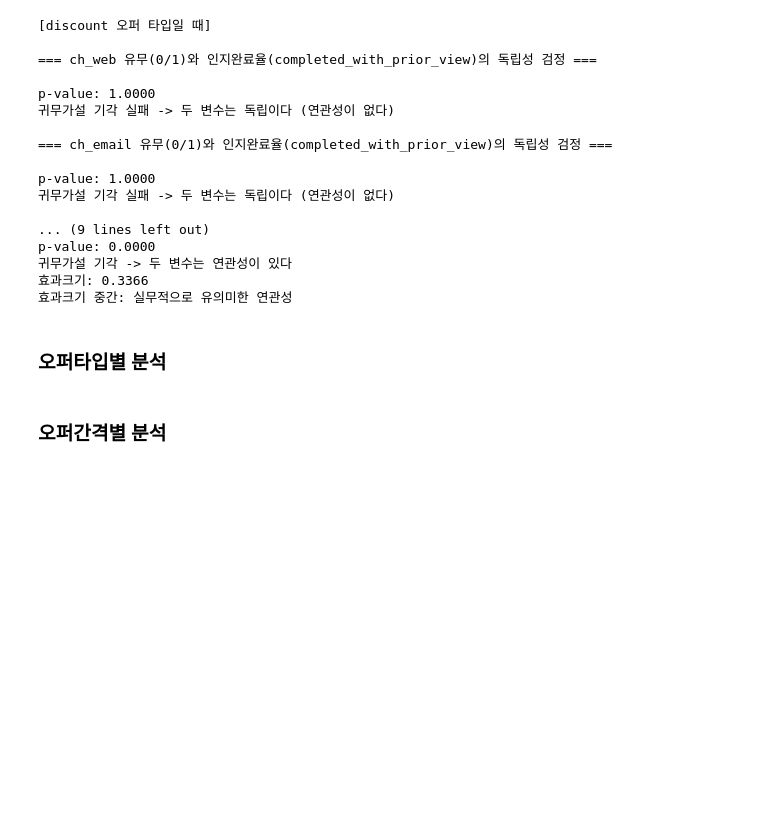
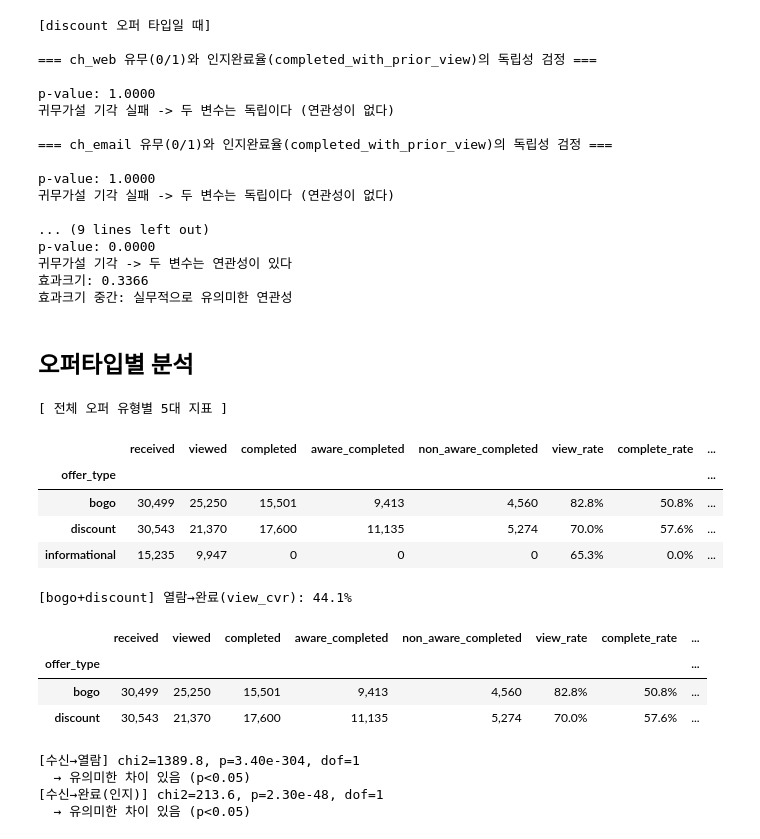
Before and after one commit to rladbstj56/practice_project, a Jupyter notebook: Myun_EDA/03_analysis_final_mine.ipynb, the cells around one changed output. Cells and saved outputs as stored; diff of their text form; code cells hidden in the pictures; blank space fills up the shorter version.

```diff
--- a/Myun_EDA/03_analysis_final_mine.ipynb
+++ b/Myun_EDA/03_analysis_final_mine.ipynb
@@ -1793,6 +1786,53 @@ p-value: 0.0000
 효과크기: 0.3366
 효과크기 중간: 실무적으로 유의미한 연관성
 # %% [markdown]
-### 오퍼타입별 분석
+## 오퍼타입별 분석
-# %% [markdown]
-### 오퍼간격별 분석
+# %%
+print("[ 전체 오퍼 유형별 5대 지표 ]")
+display(funnel_metrics(funnel, 'offer_type')
+        .set_index('offer_type')
+        .style.format({
+            'received': '{:,}', 'viewed': '{:,}', 'completed': '{:,}',
+            'aware_completed': '{:,}', 'non_aware_completed': '{:,}',
+            'view_rate': '{:.1%}', 'complete_rate': '{:.1%}',
+            'view_cvr': '{:.1%}', 'eff_cvr': '{:.1%}', 'no_eff_cvr': '{:.1%}',
+        }))
+
+# bogo + discount 합산 핵심 지표 출력
+view_cvr_bd = bd['completed_with_prior_view'].sum() / bd['is_viewed'].sum()
+print(f"\n[bogo+discount] 열람→완료(view_cvr): {view_cvr_bd:.1%}")
+# %% [output]
+[ 전체 오퍼 유형별 5대 지표 ]
+|  | received | viewed | completed | aware_completed | non_aware_completed | view_rate | complete_rate | ... |
+| offer_type |  |  |  |  |  |  |  | ... |
+| bogo | 30,499 | 25,250 | 15,501 | 9,413 | 4,560 | 82.8% | 50.8% | ... |
+| discount | 30,543 | 21,370 | 17,600 | 11,135 | 5,274 | 70.0% | 57.6% | ... |
+| informational | 15,235 | 9,947 | 0 | 0 | 0 | 65.3% | 0.0% | ... |
+[bogo+discount] 열람→완료(view_cvr): 44.1%
+# %%
+# bogo / discount 전환율 비교 (informational 제외)
+display(funnel_metrics(bd, 'offer_type')
+        .set_index('offer_type')
+        .style.format({
+            'received': '{:,}', 'viewed': '{:,}', 'completed': '{:,}',
+            'aware_completed': '{:,}', 'non_aware_completed': '{:,}',
+            'view_rate': '{:.1%}', 'complete_rate': '{:.1%}',
+            'view_cvr': '{:.1%}', 'eff_cvr': '{:.1%}', 'no_eff_cvr': '{:.1%}',
+        }))
+# %% [output]
+|  | received | viewed | completed | aware_completed | non_aware_completed | view_rate | complete_rate | ... |
+| offer_type |  |  |  |  |  |  |  | ... |
+| bogo | 30,499 | 25,250 | 15,501 | 9,413 | 4,560 | 82.8% | 50.8% | ... |
+| discount | 30,543 | 21,370 | 17,600 | 11,135 | 5,274 | 70.0% | 57.6% | ... |
+# %%
+# bogo vs discount 전환율 차이 검정 (chi-square)
+for metric, col in [('수신→열람', 'is_viewed'), ('수신→완료(인지)', 'completed_with_prior_view')]:
+    ct = pd.crosstab(bd['offer_type'], bd[col])
+    chi2, p, dof, _ = stats.chi2_contingency(ct)
+    print(f"[{metric}] chi2={chi2:.1f}, p={p:.2e}, dof={dof}")
+    print(f"  → {'유의미한 차이 있음 (p<0.05)' if p < 0.05 else '유의미한 차이 없음'}")
+# %% [output]
+[수신→열람] chi2=1389.8, p=3.40e-304, dof=1
+  → 유의미한 차이 있음 (p<0.05)
+[수신→완료(인지)] chi2=213.6, p=2.30e-48, dof=1
+  → 유의미한 차이 있음 (p<0.05)
```
Also changed, not shown: parts of 23 cells of this notebook.
